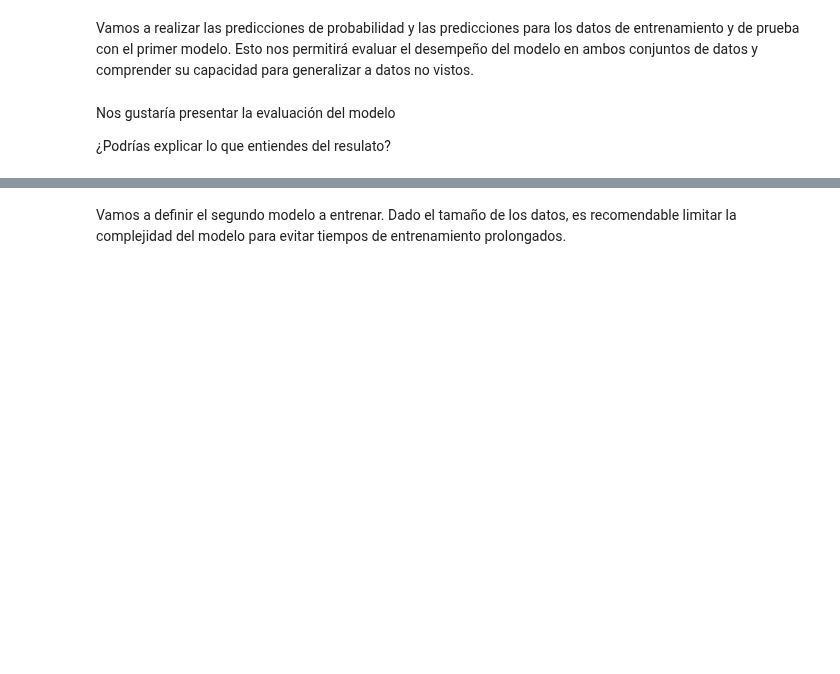
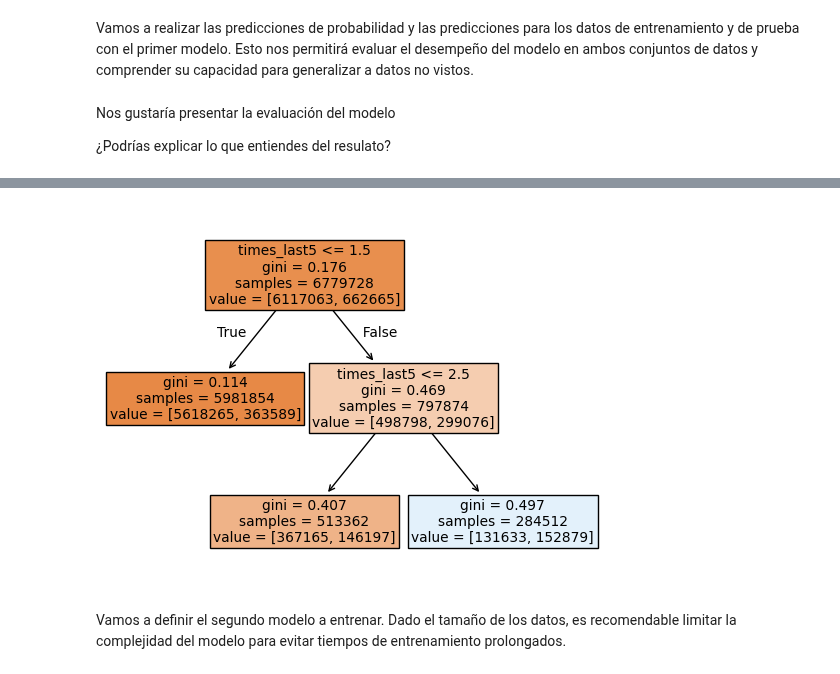
Before and after one commit to Xavi122323/Maestria-IA-Aplicada, a Jupyter notebook: Big Data Aplicada a los Negocios/tareatree.ipynb, the cells around one changed output, grey strips where cells are left out. Cells and saved outputs as stored; diff of their text form; code cells hidden in the pictures; blank space fills up the shorter version.

```diff
--- a/Big Data Aplicada a los Negocios/tareatree.ipynb
+++ b/Big Data Aplicada a los Negocios/tareatree.ipynb
@@ -171,2 +199,6 @@ plot_tree()
+# %%
+plot_tree(model_simple_tree)
+# %% [output]
+[figure, added]
 # %% [markdown]
 Vamos a definir el segundo modelo a entrenar. Dado el tamaño de los datos, es recomendable limitar la complejidad del modelo para evitar tiempos de entrenamiento prolongados.
```
Also changed, not shown: parts of 17 cells of this notebook.
